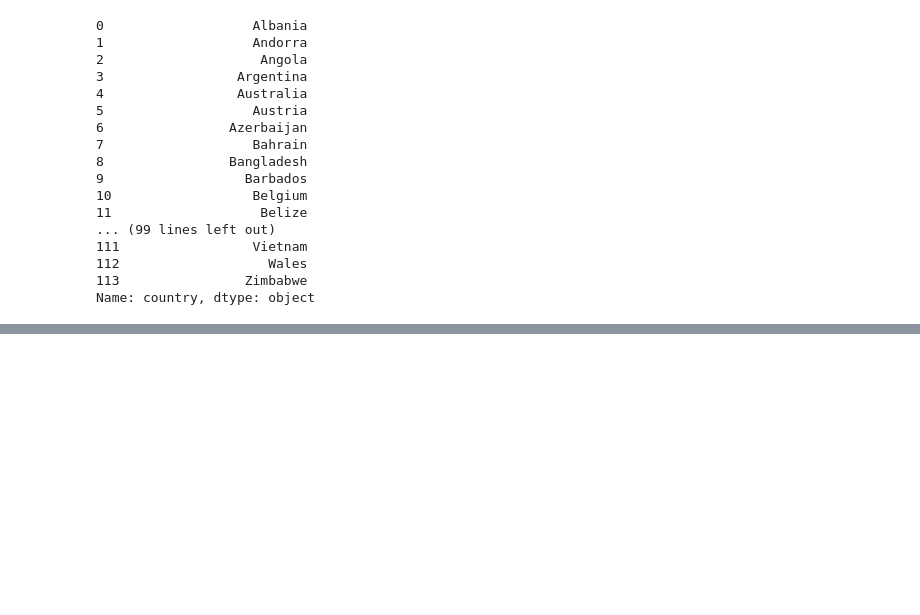
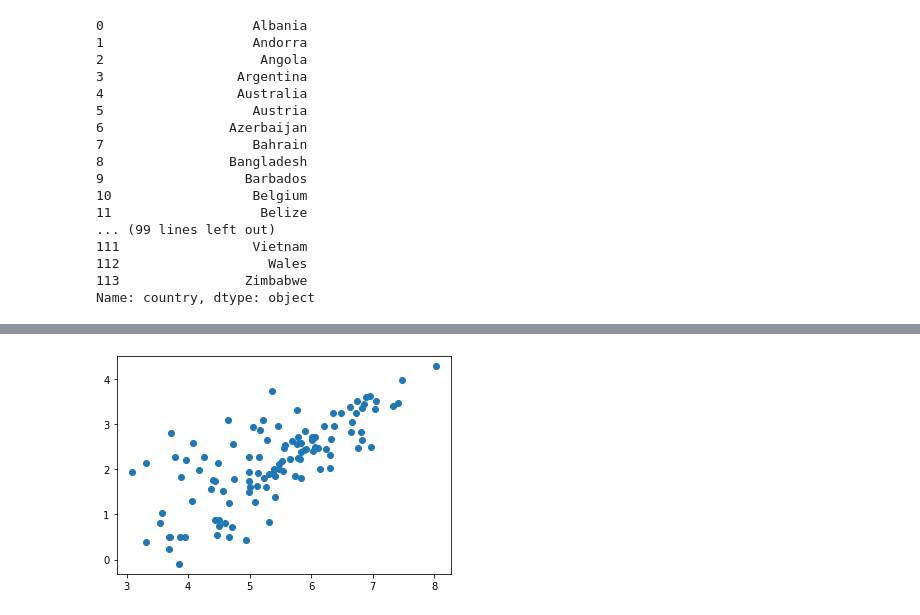
Before and after one commit to copl68/Cisc367Midterm, a Jupyter notebook: messy.ipynb, the cells around one changed output, grey strips where cells are left out. Cells and saved outputs as stored; diff of their text form; code cells hidden in the pictures; blank space fills up the shorter version.

```diff
--- a/messy.ipynb
+++ b/messy.ipynb
@@ -306,0 +338,5 @@ Name: total_vaccinations, dtype: float64
+# %%
+plt.scatter(tot_vac.apply(lambda x: np.log10(x)), realgdps.apply(lambda x: np.log10(x)))
+plt.show()
+# %% [output]
+[figure, added]
```
Also changed, not shown: parts of 34 cells of this notebook, 3 other files.
